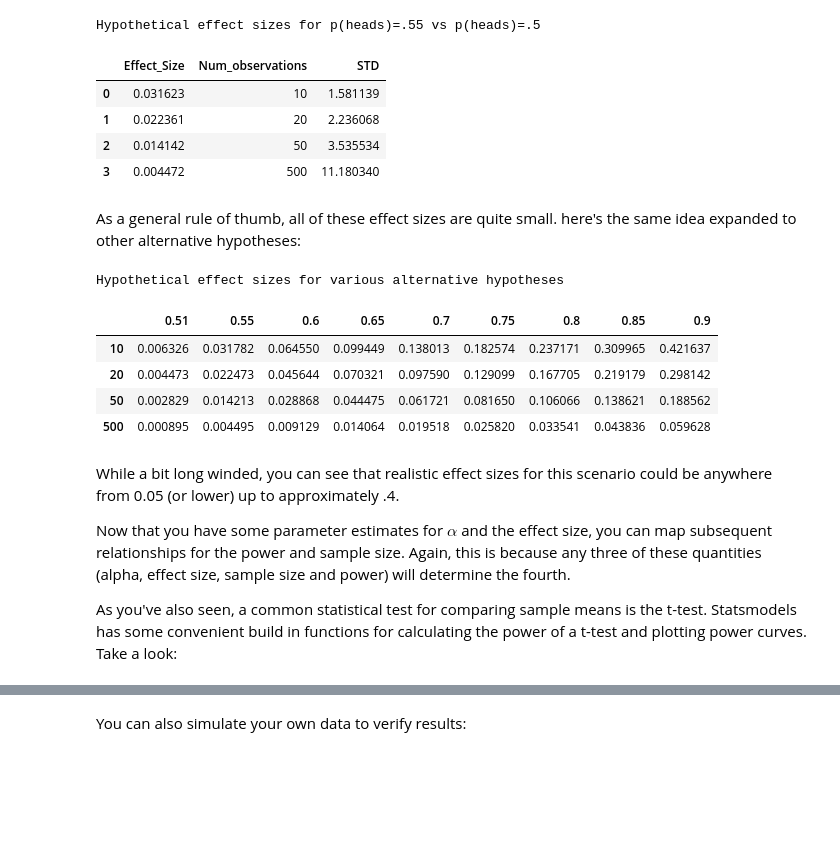
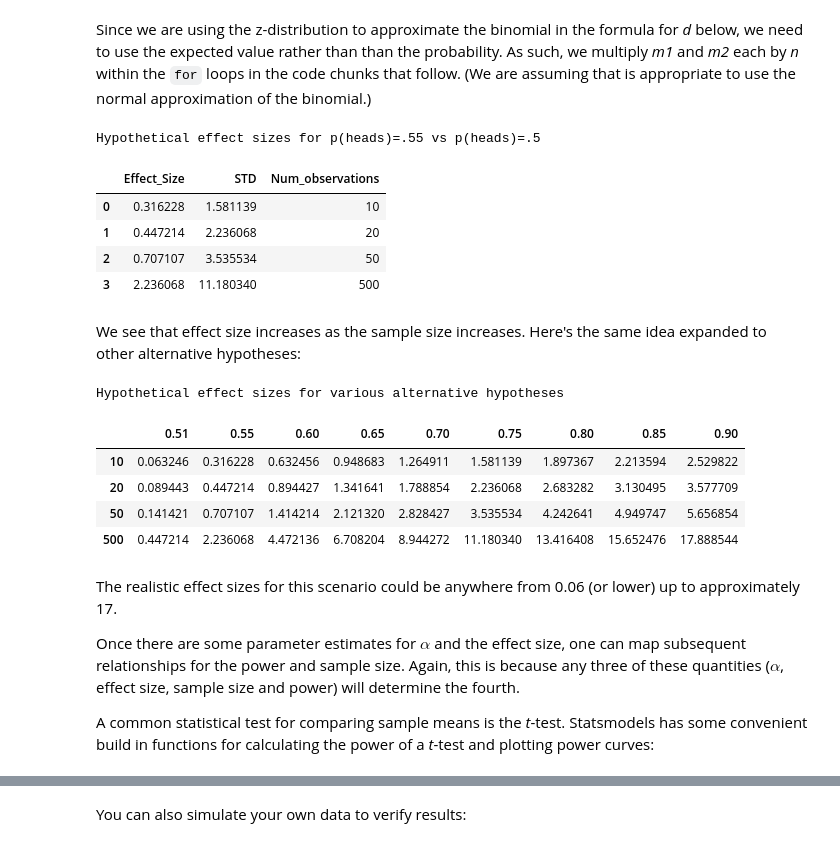
Before and after one commit to learn-co-curriculum/dsc-statistical-power, a Jupyter notebook: index.ipynb, the cells around one changed output, grey strips where cells are left out. Cells and saved outputs as stored; diff of their text form; code cells hidden in the pictures; blank space fills up the shorter version.

```diff
--- a/index.ipynb
+++ b/index.ipynb
@@ -60,6 +62,8 @@ So some potential effect size values for various scenarios might look like this:
 # %%
 import numpy as np
 import pandas as pd
+# %% [markdown]
+Since we are using the z-distribution to approximate the binomial in the formula for *d* below, we need to use the expected value rather than than the probability. As such, we multiply *m1* and *m2* each by *n* within the `for` loops in the code chunks that follow. (We are assuming that is appropriate to use the normal approximation of the binomial.)
 # %%
 m1 = .55
 m2 = .5
@@ -67,49 +71,49 @@ p = m2
 rows = []
 for n in [10, 20, 50, 500]:
     std = np.sqrt(n*p*(1-p))
-    d = (m1-m2)/std
+    d = (m1*n-m2*n)/std
     rows.append({'Effect_Size': d, 'STD': std, 'Num_observations': n})
 print('Hypothetical effect sizes for p(heads)=.55 vs p(heads)=.5')
 pd.DataFrame(rows)
 # %% [output]
 Hypothetical effect sizes for p(heads)=.55 vs p(heads)=.5
-|  | Effect_Size | Num_observations | STD |
-| 0 | 0.031623 | 10 | 1.581139 |
-| 1 | 0.022361 | 20 | 2.236068 |
-| 2 | 0.014142 | 50 | 3.535534 |
-| 3 | 0.004472 | 500 | 11.180340 |
+|  | Effect_Size | STD | Num_observations |
+| 0 | 0.316228 | 1.581139 | 10 |
+| 1 | 0.447214 | 2.236068 | 20 |
+| 2 | 0.707107 | 3.535534 | 50 |
+| 3 | 2.236068 | 11.180340 | 500 |
-# %% [markdown]
-As a general rule of thumb, all of these effect sizes are quite small. here's the same idea expanded to other alternative hypotheses:
+# %% [markdown]
+We see that effect size increases as the sample size increases. Here's the same idea expanded to other alternative hypotheses:
 # %%
-m2 = .5
+m2 = .5 # null value
 rows = {}
 for n in [10, 20, 50, 500]:
     temp_dict = {}
-    for m1 in [.51, .55, .6, .65, .7, .75, .8, .85, .9]:
-        p = m1
-        std = np.sqrt(n*p*(1-p))
-        d = (m1-m2)/std
+    for m1 in [.51, .55, .6, .65, .7, .75, .8, .85, .9]: # p hats
+        p = m2 # this is wrong
+        std = np.sqrt(n*p*(1-p)) # this is correct
+        d = (m1*n-m2*n)/std # this is correct
         temp_dict[m1] = d
     rows[n] = temp_dict
 print('Hypothetical effect sizes for various alternative hypotheses')
 df = pd.DataFrame.from_dict(rows, orient='index')
 # df.index = [10,20,50, 500]
 # df.index.name = 'Sample_Size'
 # df.columns.name = 'Alternative Hypothesis'
 df
 # %% [output]
 Hypothetical effect sizes for various alternative hypotheses
-|  | 0.51 | 0.55 | 0.6 | 0.65 | 0.7 | 0.75 | 0.8 | 0.85 | 0.9 |
-| 10 | 0.006326 | 0.031782 | 0.064550 | 0.099449 | 0.138013 | 0.182574 | 0.237171 | 0.309965 | 0.421637 |
-| 20 | 0.004473 | 0.022473 | 0.045644 | 0.070321 | 0.097590 | 0.129099 | 0.167705 | 0.219179 | 0.298142 |
-| 50 | 0.002829 | 0.014213 | 0.028868 | 0.044475 | 0.061721 | 0.081650 | 0.106066 | 0.138621 | 0.188562 |
-| 500 | 0.000895 | 0.004495 | 0.009129 | 0.014064 | 0.019518 | 0.025820 | 0.033541 | 0.043836 | 0.059628 |
+|  | 0.51 | 0.55 | 0.60 | 0.65 | 0.70 | 0.75 | 0.80 | 0.85 | 0.90 |
+| 10 | 0.063246 | 0.316228 | 0.632456 | 0.948683 | 1.264911 | 1.581139 | 1.897367 | 2.213594 | 2.529822 |
+| 20 | 0.089443 | 0.447214 | 0.894427 | 1.341641 | 1.788854 | 2.236068 | 2.683282 | 3.130495 | 3.577709 |
+| 50 | 0.141421 | 0.707107 | 1.414214 | 2.121320 | 2.828427 | 3.535534 | 4.242641 | 4.949747 | 5.656854 |
+| 500 | 0.447214 | 2.236068 | 4.472136 | 6.708204 | 8.944272 | 11.180340 | 13.416408 | 15.652476 | 17.888544 |
 # %% [markdown]
-While a bit long winded, you can see that realistic effect sizes for this scenario could be anywhere from 0.05 (or lower) up to approximately .4.
+The realistic effect sizes for this scenario could be anywhere from 0.06 (or lower) up to approximately 17.
 
-Now that you have some parameter estimates for $\alpha$ and the effect size, you can map subsequent relationships for the power and sample size. Again, this is because any three of these quantities (alpha, effect size, sample size and power) will determine the fourth.
+Once there are some parameter estimates for $\alpha$ and the effect size, one can map subsequent relationships for the power and sample size. Again, this is because any three of these quantities ($\alpha$, effect size, sample size and power) will determine the fourth.
 
-As you've also seen, a common statistical test for comparing sample means is the t-test. Statsmodels has some convenient build in functions for calculating the power of a t-test and plotting power curves. Take a look:
+A common statistical test for comparing sample means is the *t*-test. Statsmodels has some convenient build in functions for calculating the power of a *t*-test and plotting power curves:
 # %%
 from statsmodels.stats.power import TTestIndPower, TTestPower
 import matplotlib.pyplot as plt
```
Also changed, not shown: parts of 11 cells of this notebook, 2 other files.
